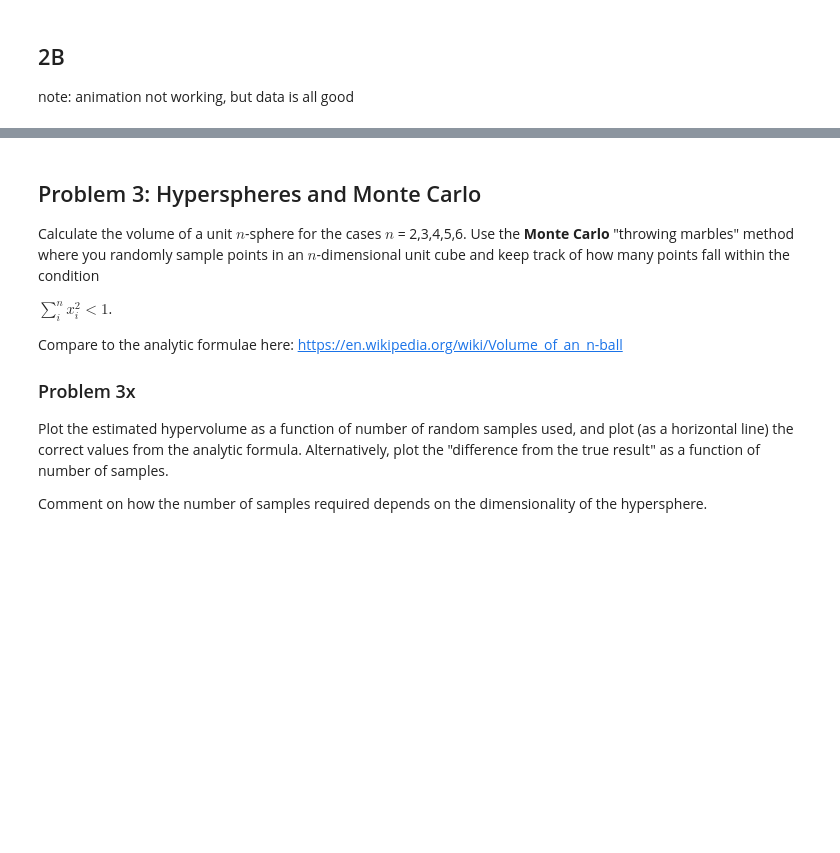
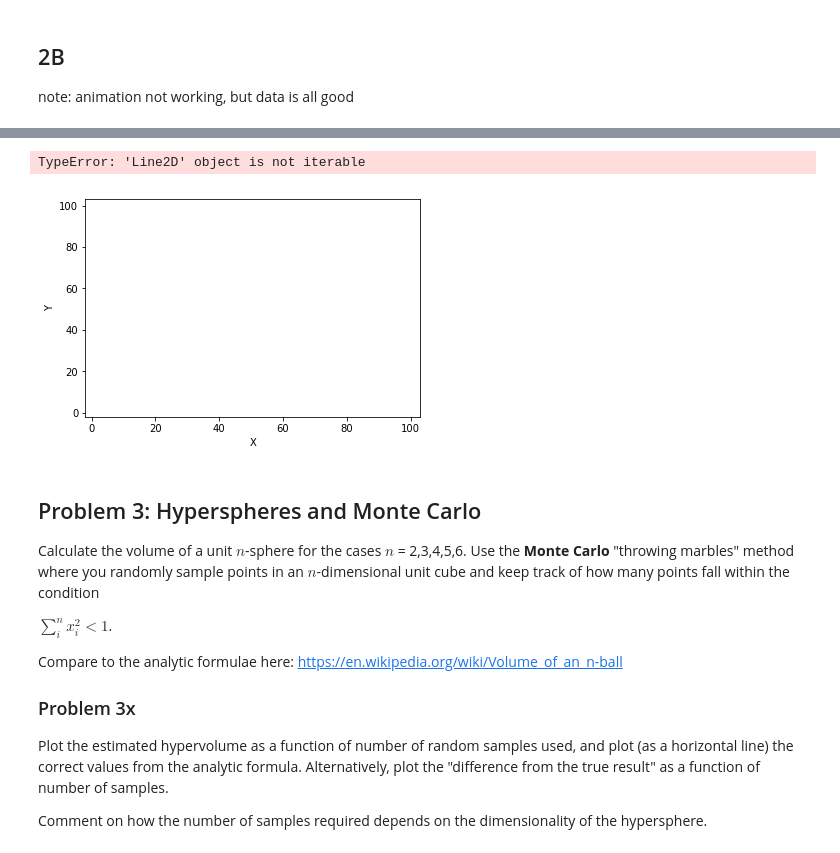
Before and after one commit to kyleperez/Homework06, a Jupyter notebook: Homework 6.ipynb, the cells around one changed output, grey strips where cells are left out. Drawn from its saved outputs; the diff is of its cells as text; code cells hidden in the pictures; blank space fills up the shorter version.

Commit message:
Add files via upload
Updated a few errors.

```diff
--- a/Homework 6.ipynb
+++ b/Homework 6.ipynb
@@ -378,15 +378,15 @@ line, = ax.plot([],[], lw=2)
 
 def init():
     line.set_data([],[])
-    return (line,)
+    return line,
 
 def animate(i):
-    x = path_x
+    x = path_x[i]
     y = path_y[i]
     line.set_data(x,y)
     return (line,)
 
-anim = animation.FuncAnimation(fig, animate, init_func=init, frames=100, interval=20,  blit=True)
+anim = animation.FuncAnimation(fig, animate, np.arange(1, len(np.arange(0,nSteps))), init_func=init, interval=20,  blit=True)
 plt.show()
 #HTML(anim.to_html5_video())
 # %% [output]
@@ -468,24 +468,18 @@ plt.xlabel('X')
 plt.ylabel('Y')
 
 N = 20
-
-#lines = [plt.plot([], [])][0] for _ in range(N)
-lines = []
+nSteps = 1000
 
 def init():
-    for line in lines:
-        line.set_data([], [])
-    return lines
+    line.set_data([], [])
+    return line
 
 def animate(i):
-    xlist = [pathx1, pathx2, pathx3, pathx4, pathx5, pathx6, pathx7, pathx8, pathx9, pathx10, pathx11, pathx12, pathx13, pathx14, pathx15, pathx16, pathx17, pathx18, pathx19, pathx20]
-    ylist = [pathy1, pathy2, pathy3, pathy4, pathy5, pathy6, pathy7, pathy8, pathy9, pathy10, pathy11, pathy12, pathy13, pathy14, pathy15, pathy16, pathy17, pathy18, pathy19, pathy20]
+    xlist = [pathx1[i], pathx2[i], pathx3[i], pathx4[i], pathx5[i], pathx6[i], pathx7[i], pathx8[i], pathx9[i], pathx10[i], pathx11[i], pathx12[i], pathx13[i], pathx14[i], pathx15[i], pathx16[i], pathx17[i], pathx18[i], pathx19[i], pathx20[i]]
+    ylist = [pathy1[i], pathy2[i], pathy3[i], pathy4[i], pathy5[i], pathy6[i], pathy7[i], pathy8[i], pathy9[i], pathy10[i], pathy11[i], pathy12[i], pathy13[i], pathy14[i], pathy15[i], pathy16[i], pathy17[i], pathy18[i], pathy19[i], pathy20[i]]
+    line.set_data(xlist, ylist)
+    return line
 
-    for lnum, line in enumerate(lines):
-        line.set_data(xlist[lnum], ylist[lnum])
-    return lines
-
-anim = animation.FuncAnimation(fig, animate, init_func=init, frames=100, interval=20, blit=True)
-
+anim = animation.FuncAnimation(fig, animate, np.arange(1, len(np.arange(1,nSteps))), init_func=init, interval=20, blit=True)
 plt.show()
 # %% [output]
@@ -496,3 +486,5 @@ plt.show()
+TypeError: 'Line2D' object is not iterable
+[figure, added]
 # %% [markdown]
 ## Problem 3: Hyperspheres and Monte Carlo
 
```
Also changed, not shown: parts of 5 cells of this notebook.
